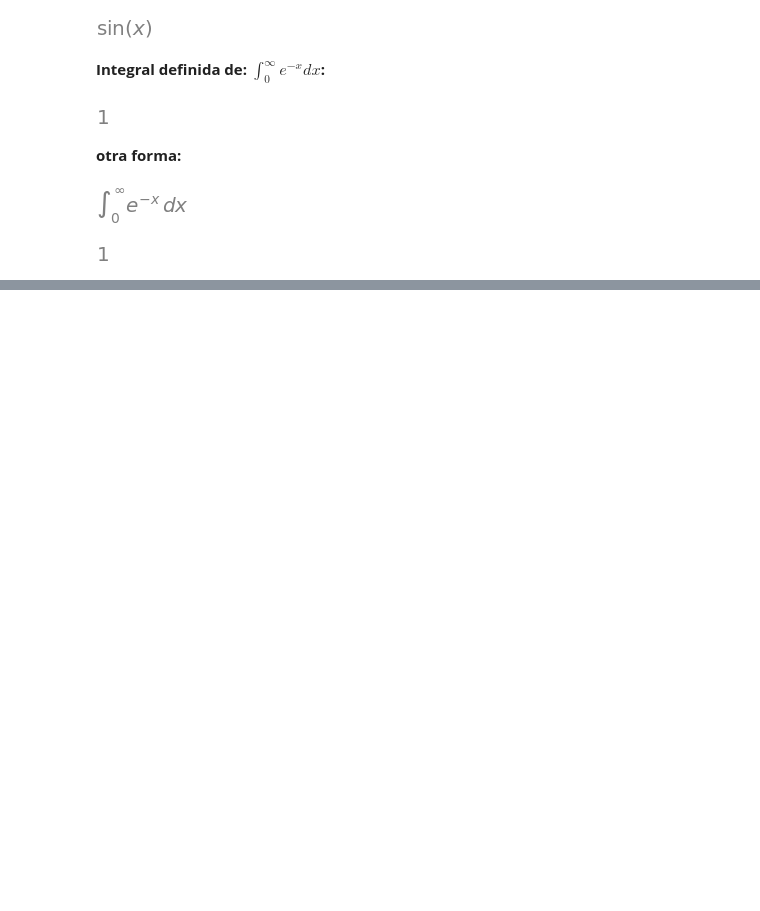
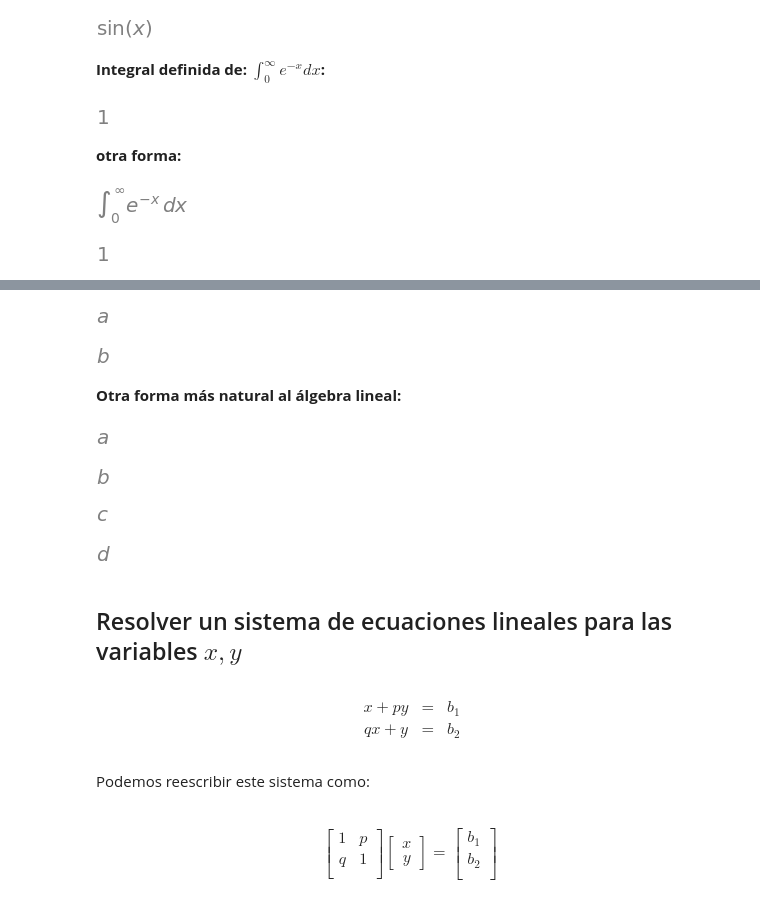
Before and after one commit to palmoreck/laboratorios, a Jupyter notebook: introduccion/1_SymPy.ipynb, the cells around one changed output, grey strips where cells are left out. Drawn from its saved outputs; the diff is of its cells as text; code cells hidden in the pictures; blank space fills up the shorter version.

```diff
--- a/introduccion/1_SymPy.ipynb
+++ b/introduccion/1_SymPy.ipynb
@@ -323,0 +405,3 @@ result2
+# %%
+M = sympy.Matrix([[a,b],
+                  [c,d]])
@@ -323,0 +446,59 @@ result2
+# %%
+M[0]
+# %% [output]
+[figure, added]
+# %%
+M[1]
+# %% [output]
+[figure, added]
+# %% [markdown]
+**Otra forma más natural al álgebra lineal:**
+# %%
+M[0,0]
+# %% [output]
+[figure, added]
+# %%
+M[0,1]
+# %% [output]
+[figure, added]
+# %%
+M[1,0]
+# %% [output]
+[figure, added]
+# %%
+M[1,1]
+# %% [output]
+[figure, added]
+# %% [markdown]
+## Resolver un sistema de ecuaciones lineales para las variables $x,y$
+# %% [markdown]
+$$
+\begin{array}{ccc}
+x +  py &=& b_1 \\
+qx + y &=& b_2
+\end{array}
+$$
+# %% [markdown]
+Podemos reescribir este sistema como:
+# %% [markdown]
+$$\begin{array}{l}
+\left[
+\begin{array}{cc}
+1 &p\\
+q & 1\\
+\end{array}
+\right]
+\left[
+\begin{array}{c}
+x \\
+y
+\end{array}
+\right]
+=
+\left[\begin{array}{c}
+b_1 \\
+b_2 \\
+\end{array}
+\right]
+\end{array}
+$$
```
Also changed, not shown: parts of 84 cells of this notebook.
